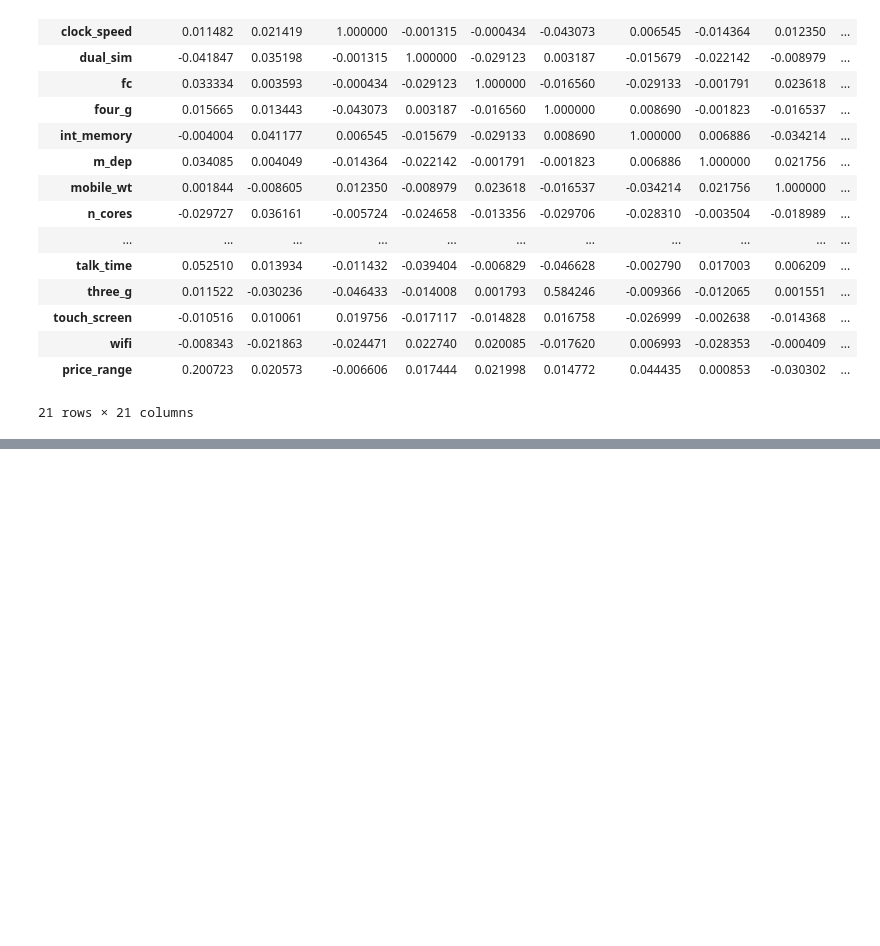
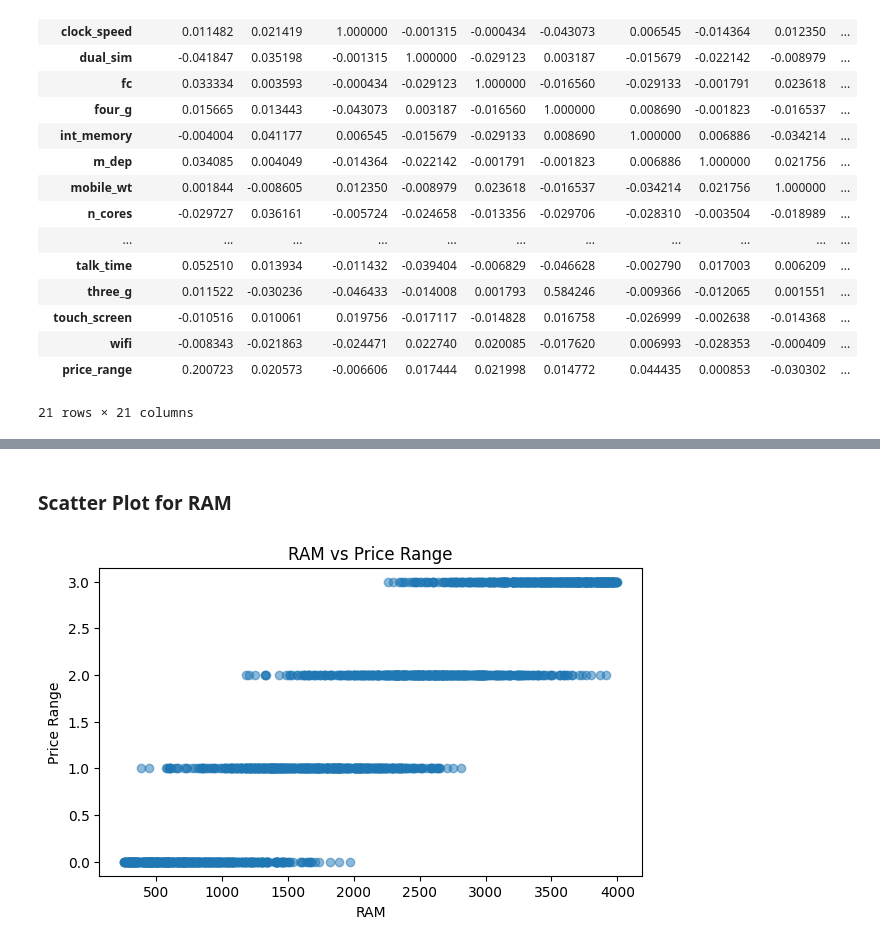
Before and after one commit to evkoff/DI-Bootcamp-Stage1, a Jupyter notebook: Week6/Day5/DailyChallnge/Week6Day5Challenge_mobilePriceAnalysis.ipynb, the cells around one changed output, grey strips where cells are left out. Cells and saved outputs as stored; diff of their text form; code cells hidden in the pictures; blank space fills up the shorter version.

```diff
--- a/Week6/Day5/DailyChallnge/Week6Day5Challenge_mobilePriceAnalysis.ipynb
+++ b/Week6/Day5/DailyChallnge/Week6Day5Challenge_mobilePriceAnalysis.ipynb
@@ -265,0 +472,16 @@ print(t_test_result)
+# %% [markdown]
+### Scatter Plot for RAM
+# %%
+# Create a scatter plot of RAM and price range
+
+plt.figure(figsize=(7, 4))
+
+plt.scatter(df['ram'], df['price_range'], alpha=0.5)
+
+plt.title('RAM vs Price Range')
+plt.xlabel('RAM')
+plt.ylabel('Price Range')
+
+plt.show()
+# %% [output]
+[figure, added]
```
Also changed, not shown: parts of 16 cells of this notebook.
